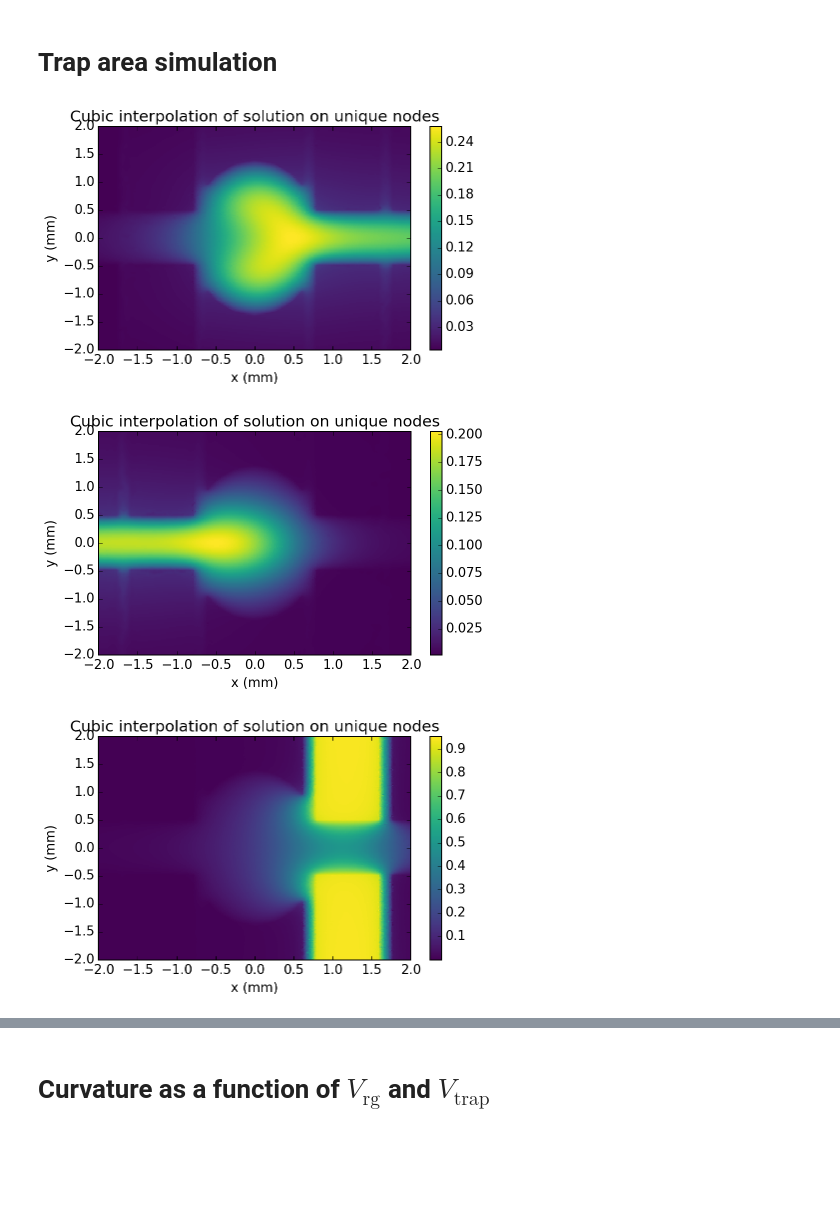
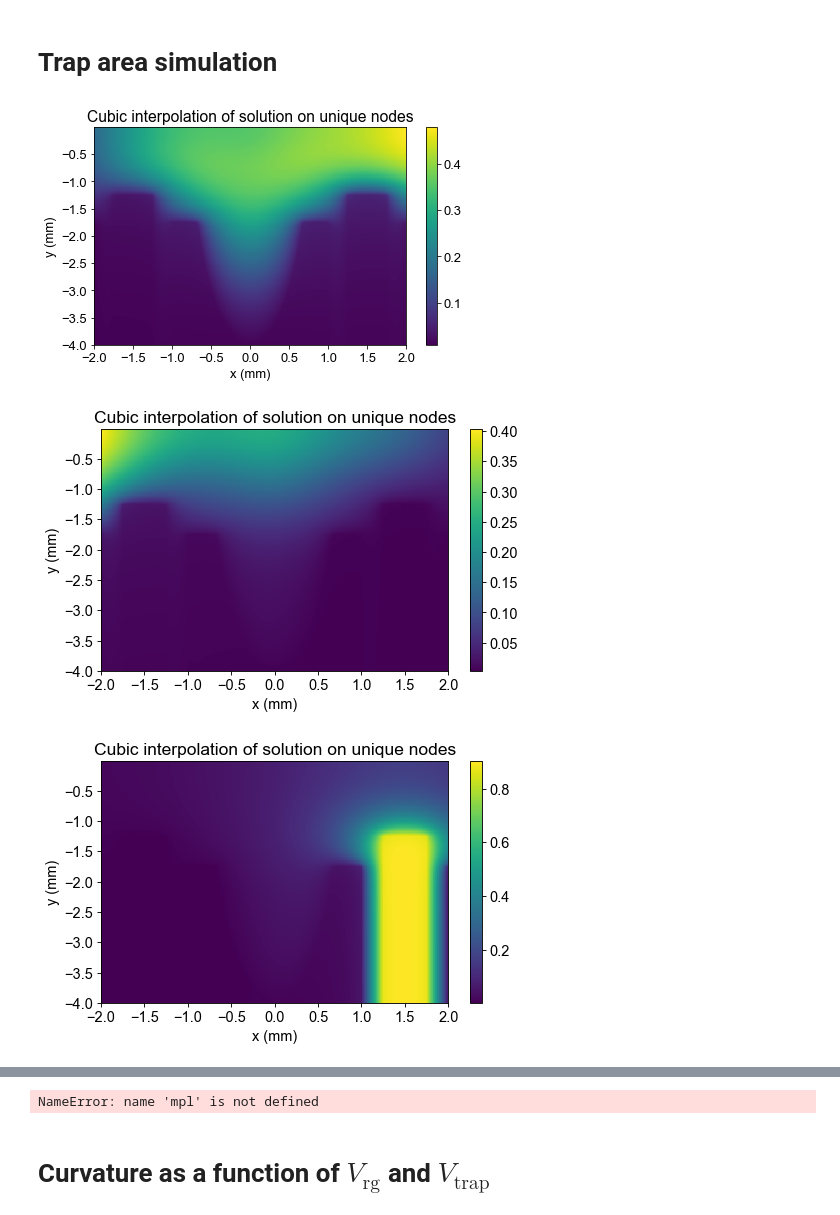
Before and after one commit to gkoolstra/ipython-notebooks, a Jupyter notebook: 20160530 - Master simulation notebook.ipynb, the cells around one changed output, grey strips where cells are left out. Drawn from its saved outputs; the diff is of its cells as text; code cells hidden in the pictures; blank space fills up the shorter version.

```diff
--- a/20160530 - Master simulation notebook.ipynb
+++ b/20160530 - Master simulation notebook.ipynb
@@ -505,12 +505,13 @@ ax.set_axis_bgcolor('none')
 # %%
 if 'Windows' in platform.system():
     datafolder = r"S:\Gerwin\Electron on helium\Maxwell\M018 Yggdrasil\M018V6\With L3 etch"
+#     datafolder = r"S:\Gerwin\Electron on helium\Maxwell\M018 Yggdrasil\M018V6\With L3 etch - just trap"
 else:
     datafolder = r"/Volumes/slab/Gerwin/Electron on helium/Maxwell/M018 Yggdrasil/M018V6/With L3 etch"
 
 # Evaluate all files in the range
 yeval = anneal.construct_symmetric_y(-5, 201)
-xeval = np.linspace(-5, 8, 301)
+xeval = np.linspace(-5, 8, 1001)
 
 datafiles = ["Resonator.dsp",
              "Trap.dsp",
@@ -720,35 +741,55 @@ interact(plot_combined_potential, resonator=(-5.0, 5.0, 0.05), trap=(-5, 5, 0.05
 # Trap area simulation
 # %%
 # Evaluate all files in the range
-xeval=np.linspace(-2, 2, 501)
-yeval = np.linspace(-2, 2, 201)
+xeval = np.linspace(-2, 2, 501)
+yeval = anneal.construct_symmetric_y(-4, 201)
 
-mother_path = r"/Volumes/slab/Gerwin/Electron on helium/Maxwell/M018 Yggdrasil/M018V6/With L3 etch"
+mother_path = r"S:\Gerwin\Electron on helium\Maxwell\M018 Yggdrasil\M018V6\With L3 etch - just trap"
 
 # datafiles = ["data/simulation/Maxwell/160528 - Trap area - fine mesh/0000 160528 - M016v5 trap xy (resonator) fine mesh.dsp",
 #              "data/simulation/Maxwell/160528 - Trap area - fine mesh/0001 160528 - M016v5 trap xy (trap) fine mesh.dsp",
 #              "data/simulation/Maxwell/160528 - Trap area - fine mesh/0002 160528 - M016v5 trap xyz (guardres) fine mesh.dsp",
 #              "data/simulation/Maxwell/160528 - Trap area - fine mesh/0003 160528 - M016v5 trap xyz (guardcenter) fine mesh.dsp",
 #              "data/simulation/Maxwell/160528 - Trap area - fine mesh/0004 160528 - M016v5 trap xyz (guardtrap) fine mesh.dsp"]
 
-datafiles = [r"Resonator.dsp", r""]
+datafiles = [r"Resonator.dsp", r"Trap.dsp", "ResonatorGuard.dsp", "TrapGuard.dsp"]
 
 output = list()
-names = ['resonator', 'trap', 'resonatorguard', 'centerguard', 'trapguard']
+names = ['resonator', 'trap', 'resonatorguard', 'trapguard']
 for name, datafile in zip(names, datafiles):
     plt.figure(figsize=(7.,4.))
     common.configure_axes(13)
-    elements, nodes, elem_solution, bounding_box = trap_analysis.load_dsp(os.path.join('/mnt/s/_Data/160513 - EonHe M016v5', datafile))
+    elements, nodes, elem_solution, bounding_box = trap_analysis.load_dsp(os.path.join(mother_path, datafile))
     xdata, ydata, Udata = interpolate_slow.prepare_for_interpolation(elements, nodes, elem_solution)
     xcenter = np.mean(bounding_box[0:2])
     ycenter = np.mean(bounding_box[2:4])
-    xdata -= xcenter
-    ydata -= ycenter
-    xinterp, yinterp, Uinterp = interpolate_slow.plot_BC(xdata, ydata, Udata, xeval=xeval, yeval=yeval, clim=None,
-                                                         plot_axes='xy', cmap=plt.cm.viridis, plot_mesh=False)
-    output.append({'name' : name, 'V' : np.array(Uinterp.T, dtype=np.float64),
-                               'x' : np.array(xinterp.T, dtype=np.float64), 'y' : np.array(yinterp.T, dtype=np.float64)})
+#     xdata -= xcenter
+#     ydata -= ycenter
+    xinterp, yinterp, Uinterp = interpolate_slow.evaluate_on_grid(xdata, ydata, Udata, xeval=xeval, yeval=yeval, clim=None,
+                                                         plot_axes='xy', cmap=plt.cm.viridis, plot_mesh=False, do_plot=1)
+
+    # Mirror around the y-axis
+    ysize, xsize = np.shape(Uinterp)
+    Uinterp_symmetric = np.zeros((2 * ysize, xsize))
+    Uinterp_symmetric[:ysize, :] = Uinterp
+    Uinterp_symmetric[ysize:, :] = Uinterp[::-1, :]
+
+    y_symmetric = np.zeros((2 * ysize, xsize))
+    y_symmetric[:ysize, :] = yinterp
+    y_symmetric[ysize:, :] = -yinterp[::-1, :]
+
+    x_symmetric = np.zeros((2 * ysize, xsize))
+    x_symmetric[:ysize, :] = xinterp
+    x_symmetric[ysize:, :] = xinterp
+
+    output.append({'name' : name,
+                   'V' : np.array(Uinterp_symmetric, dtype=np.float64),
+                   'x' : np.array(x_symmetric, dtype=np.float64),
+                   'y' : np.array(y_symmetric, dtype=np.float64)})
+
+#     output.append({'name' : name, 'V' : np.array(Uinterp.T, dtype=np.float64),
+#                    'x' : np.array(xinterp.T, dtype=np.float64), 'y' : np.array(yinterp.T, dtype=np.float64)})
 # %% [output]
-[figure, old version]
+[figure, new version]
-[figure, old version]
+[figure, new version]
-[figure, old version]
+[figure, new version]
@@ -758,7 +798,7 @@ for name, datafile in zip(names, datafiles):
 %matplotlib inline
 
 #x, y, cropped_potentials = t.crop_potentials(output, xdomain=(-2.0,2.0), ydomain=(-1.5, 1.5))
-#import matplotlib as mpl
+import matplotlib as mpl
 x = output[0]['x']
 y = output[0]['y']
 
@@ -766,7 +806,7 @@ common.configure_axes(13)
 mpl.rcParams['figure.figsize'] = (12.,5.)
 #plt.figure(figsize=(7.,4.))
 
-def plot_combined_potential(resonator=+1.00, trap=+0.80, resonatorguard=0.100, trapguard=-0.0, scaling=0.0,
+def plot_combined_potential(resonator=+1.00, trap=0.5, resonatorguard=-0.5, trapguard=-0.0, scaling=0.0,
                             color_minimum=-1, color_maximum=1, fit_x = 0.0,
                             resonator_trap_locked=False, left_right_guard_locked=False, fit_potential_minimum=True,
                             auto_scale=True):
@@ -821,8 +861,8 @@ def plot_combined_potential(resonator=+1.00, trap=+0.80, resonatorguard=0.100, t
     xdata = y[:,xidx]
     plt2.plot(xdata, Vdata, '.k')
 
-    print(np.shape(xdata), np.shape(Vdata))
-    print(Vdata[0])
+#     print(np.shape(xdata), np.shape(Vdata))
+#     print(Vdata[0])
 
 
     fr, ferr = t.fit_electron_potential(xdata, Vdata, fitdomain=(-0.25, +0.25), do_plot=True)
@@ -831,8 +871,8 @@ def plot_combined_potential(resonator=+1.00, trap=+0.80, resonatorguard=0.100, t
     fr, ferr = kfit.fit_poly(xdata, Vdata, fitparams=[0, 1, 2], mode='even', domain=(-0.25, +0.25))
     plt2.plot(xdata, kfit.polyfunc_even(xdata, *fr), '-r', lw=1.0, label="$f_0$ = %.3f +/- %.3f GHz"%(f0/1E9, sigmaf0/1E9))
     plt.legend(loc=0, frameon=False)
-    plt2.set_ylim(color_minimum, color_maximum)
-    plt2.set_xlim(-0.50, +0.50)
+#     plt2.set_ylim(color_minimum, color_maximum)
+#     plt2.set_xlim(-0.50, +0.50)
     plt2.set_xlabel("x ($\mu$m)")
     plt2.set_ylabel("Potential (V)")
     plt.gca().set_axis_bgcolor('none')
@@ -844,6 +884,7 @@ def plot_combined_potential(resonator=+1.00, trap=+0.80, resonatorguard=0.100, t
     (resonator * 10**scaling, trap * 10**scaling, resonatorguard * 10**scaling, trapguard * 10**scaling)
 
 #     plt2.text(2, ymin + 0.1*(ymax-ymin), biasVoltages)
+    fig.tight_layout()
     plt.show()
 
 interact(plot_combined_potential, resonator=(-5.0, 5.0, 0.05), trap=(-5, 5, 0.05),
@@ -852,6 +893,8 @@ interact(plot_combined_potential, resonator=(-5.0, 5.0, 0.05), trap=(-5, 5, 0.05
          fit_x = (-1, 6, 0.05),
          resonator_trap_locked=False, left_right_guard_locked=False, fit_potential_minimum=False,
          auto_scale=True);
+# %% [output]
+NameError: name 'mpl' is not defined
 # %% [markdown]
 # Curvature as a function of $V_\mathrm{rg}$ and $V_\mathrm{trap}$
 # %%
```
Also changed, not shown: parts of 21 cells of this notebook.
